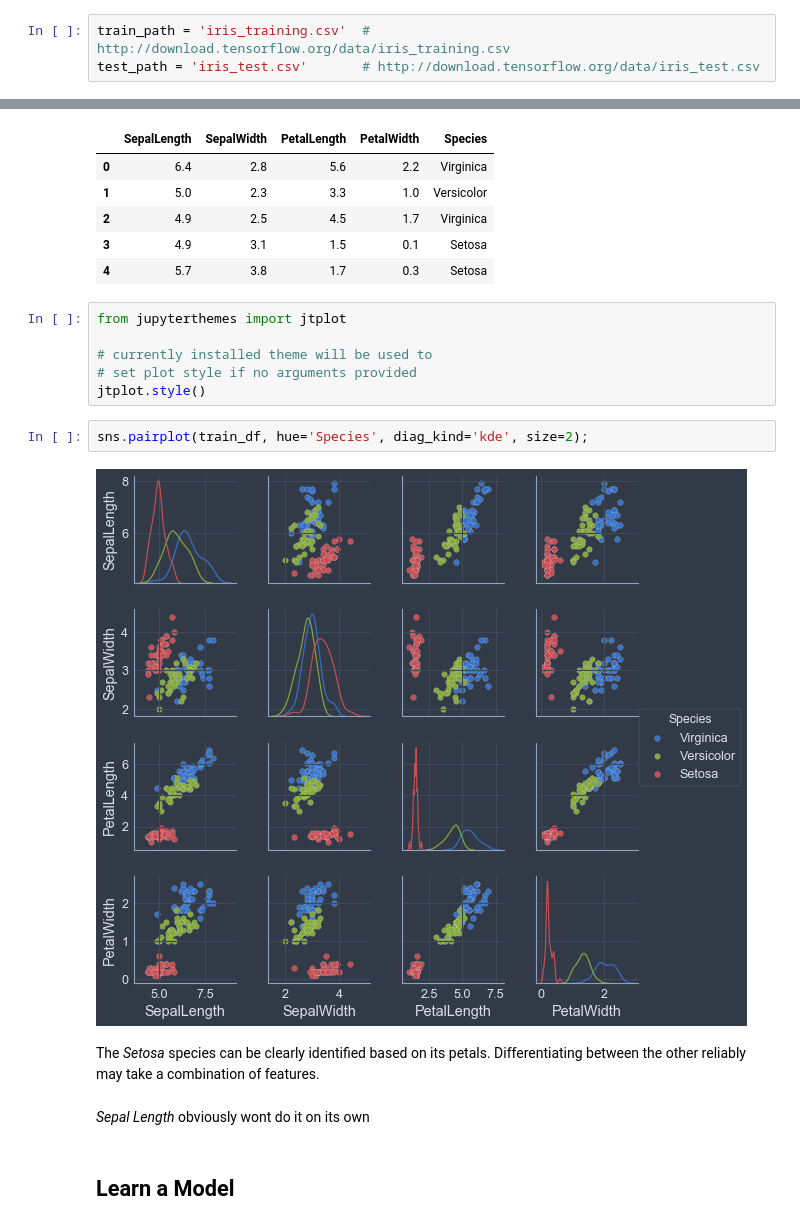
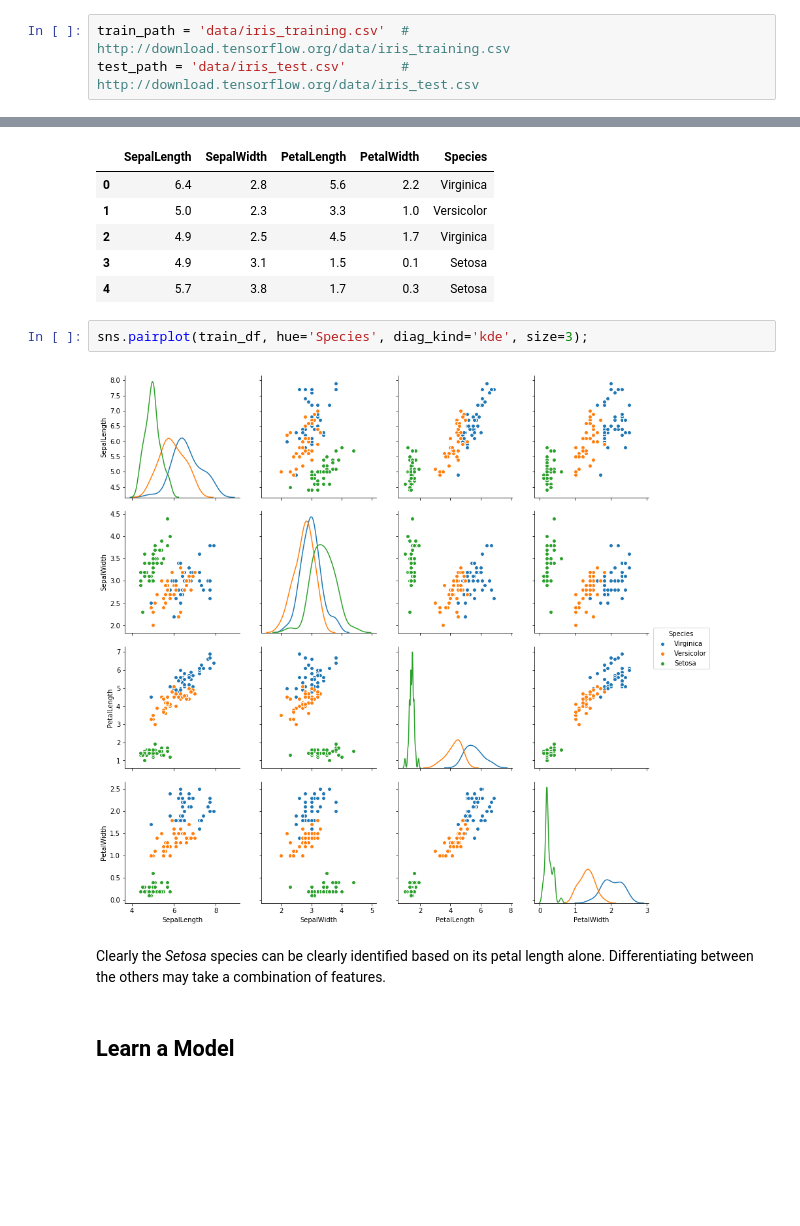
Before and after one commit to eL0ck/Cloud-Data-Science, a Jupyter notebook: Platform-Comparison/IrisCategorisation-TensorFlow.ipynb, the cells around one changed output, grey strips where cells are left out. Saved outputs shown, nothing was run; the diff lists cells and outputs as text; blank space fills up the shorter version.

```diff
--- a/Platform-Comparison/IrisCategorisation-TensorFlow.ipynb
+++ b/Platform-Comparison/IrisCategorisation-TensorFlow.ipynb
@@ -3,8 +3,8 @@
 
 Based on the example [here](https://www.tensorflow.org/guide/premade_estimators)
 # %%
-train_path = 'iris_training.csv'  # http://download.tensorflow.org/data/iris_training.csv
-test_path = 'iris_test.csv'       # http://download.tensorflow.org/data/iris_test.csv
+train_path = 'data/iris_training.csv'  # http://download.tensorflow.org/data/iris_training.csv
+test_path = 'data/iris_test.csv'       # http://download.tensorflow.org/data/iris_test.csv
 # %%
 CSV_COLUMN_NAMES = ['SepalLength', 'SepalWidth',
                     'PetalLength', 'PetalWidth', 'Species']
@@ -42,20 +45,12 @@ train_df.head()
 | 2 | 4.9 | 2.5 | 4.5 | 1.7 | Virginica |
 | 3 | 4.9 | 3.1 | 1.5 | 0.1 | Setosa |
 | 4 | 5.7 | 3.8 | 1.7 | 0.3 | Setosa |
-# %%
-from jupyterthemes import jtplot
-
-# currently installed theme will be used to
-# set plot style if no arguments provided
-jtplot.style()
 # %%
-sns.pairplot(train_df, hue='Species', diag_kind='kde', size=2);
+sns.pairplot(train_df, hue='Species', diag_kind='kde', size=3);
 # %% [output]
-[figure, old version]
+[figure, new version]
 # %% [markdown]
-The *Setosa* species can be clearly identified based on its petals.  Differentiating between the other reliably may take a combination of features.
+Clearly the *Setosa* species can be clearly identified based on its petal length alone.  Differentiating between the others may take a combination of features.
-# %% [markdown]
-*Sepal Length* obviously wont do it on its own
 # %% [markdown]
 ## Learn a Model
 # %%
```
Also changed, not shown: parts of 15 cells of this notebook, 12 other files.
